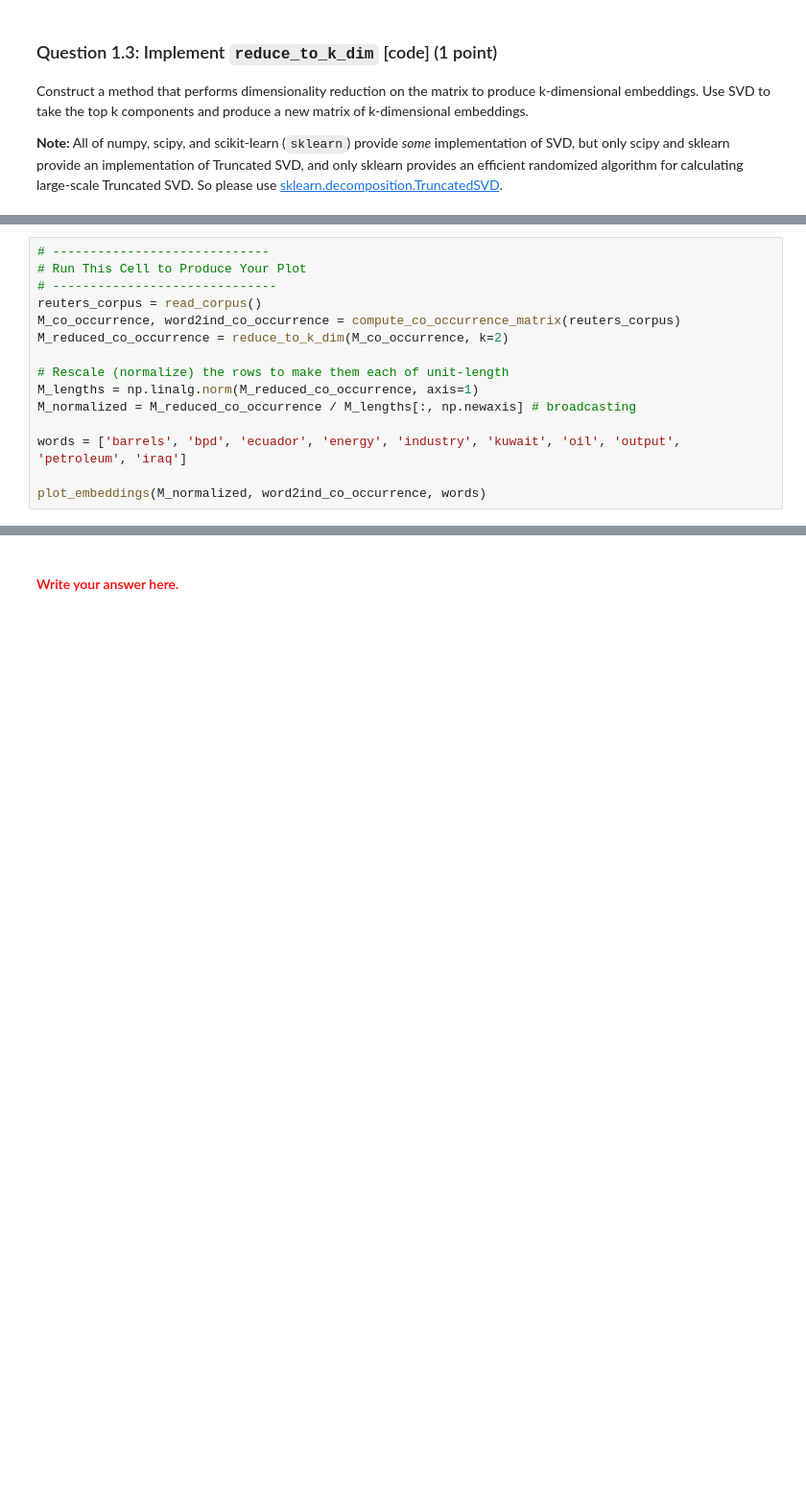
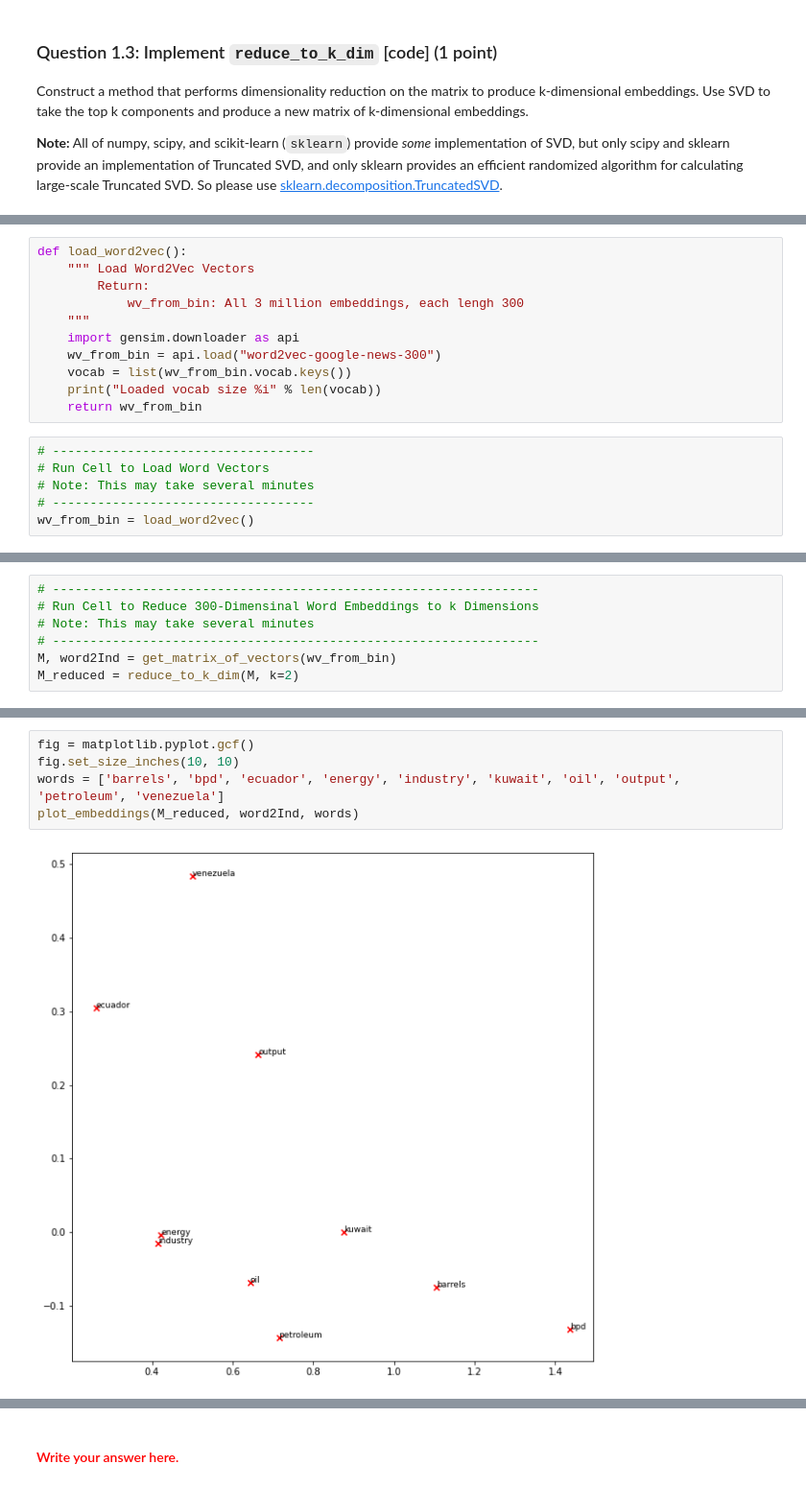
Before and after one commit to Levinna/NLP_Study, a Jupyter notebook: Assignments/a1/exploring_word_vectors.ipynb, the cells around one changed output, grey strips where cells are left out. Shown at 96% size. Drawn from its saved outputs; the diff is of its cells as text; blank space fills up the shorter version.

```diff
--- a/Assignments/a1/exploring_word_vectors.ipynb
+++ b/Assignments/a1/exploring_word_vectors.ipynb
@@ -397,15 +283,0 @@ Run the below cell to produce the plot. It'll probably take a few seconds to run
-# %%
-# -----------------------------
-# Run This Cell to Produce Your Plot
-# ------------------------------
-reuters_corpus = read_corpus()
-M_co_occurrence, word2ind_co_occurrence = compute_co_occurrence_matrix(reuters_corpus)
-M_reduced_co_occurrence = reduce_to_k_dim(M_co_occurrence, k=2)
-
-# Rescale (normalize) the rows to make them each of unit-length
-M_lengths = np.linalg.norm(M_reduced_co_occurrence, axis=1)
-M_normalized = M_reduced_co_occurrence / M_lengths[:, np.newaxis] # broadcasting
-
-words = ['barrels', 'bpd', 'ecuador', 'energy', 'industry', 'kuwait', 'oil', 'output', 'petroleum', 'iraq']
-
-plot_embeddings(M_normalized, word2ind_co_occurrence, words)
@@ -415,0 +432,17 @@ Done.
+# %%
+def load_word2vec():
+    """ Load Word2Vec Vectors
+        Return:
+            wv_from_bin: All 3 million embeddings, each lengh 300
+    """
+    import gensim.downloader as api
+    wv_from_bin = api.load("word2vec-google-news-300")
+    vocab = list(wv_from_bin.vocab.keys())
+    print("Loaded vocab size %i" % len(vocab))
+    return wv_from_bin
+# %%
+# -----------------------------------
+# Run Cell to Load Word Vectors
+# Note: This may take several minutes
+# -----------------------------------
+wv_from_bin = load_word2vec()
@@ -415,0 +535,7 @@ Done.
+# %%
+# -----------------------------------------------------------------
+# Run Cell to Reduce 300-Dimensinal Word Embeddings to k Dimensions
+# Note: This may take several minutes
+# -----------------------------------------------------------------
+M, word2Ind = get_matrix_of_vectors(wv_from_bin)
+M_reduced = reduce_to_k_dim(M, k=2)
@@ -415,0 +554,7 @@ Done.
+# %%
+fig = matplotlib.pyplot.gcf()
+fig.set_size_inches(10, 10)
+words = ['barrels', 'bpd', 'ecuador', 'energy', 'industry', 'kuwait', 'oil', 'output', 'petroleum', 'venezuela']
+plot_embeddings(M_reduced, word2Ind, words)
+# %% [output]
+[figure, added]
```
Also changed, not shown: parts of 96 cells of this notebook.
